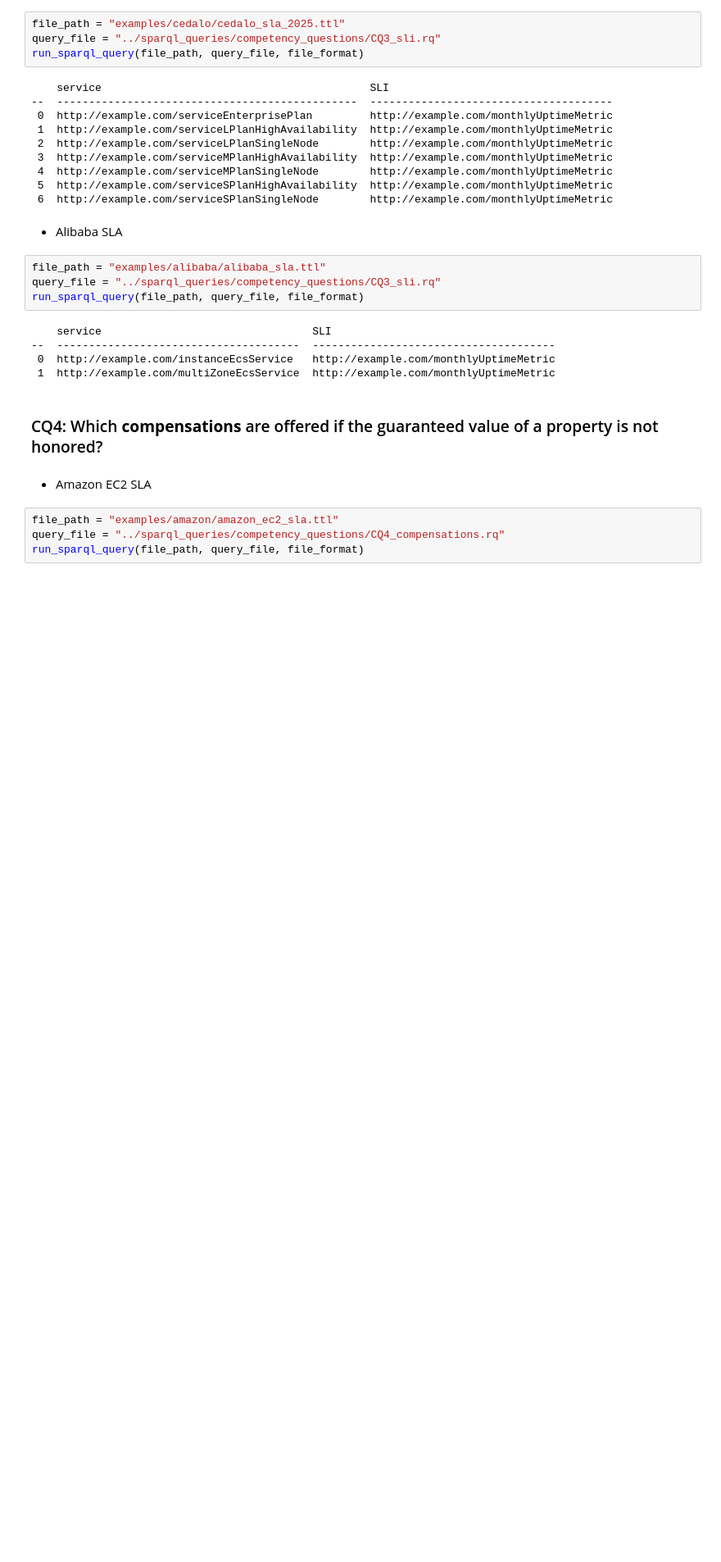
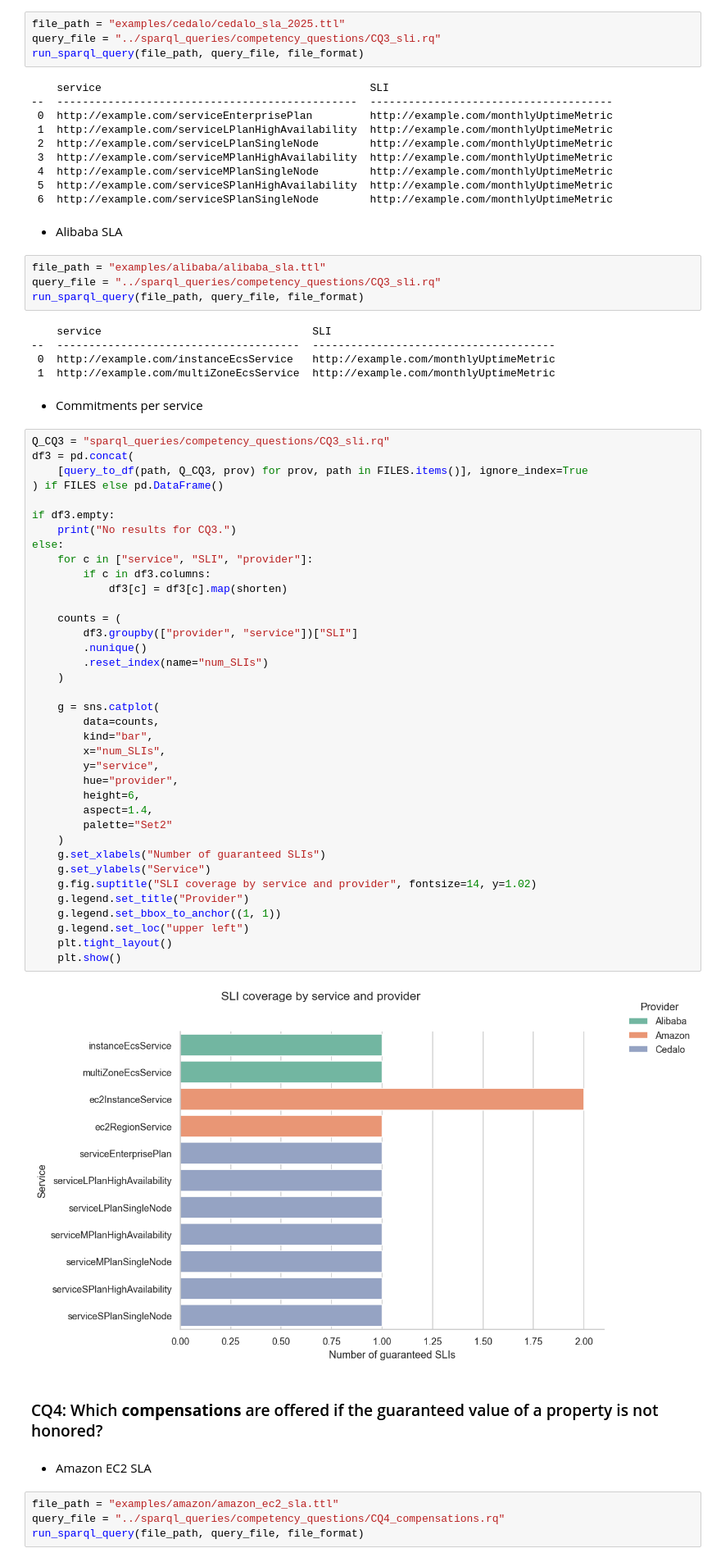
Before and after one commit to isa-group/tosla, a Jupyter notebook: bin/TOSLA_Analysis_of_Customer_Agreements.ipynb, the cells around one changed output. Shown: that part at 82% size. Saved outputs shown, nothing was run; the diff lists cells and outputs as text; blank space fills up the shorter version.

```diff
--- a/bin/TOSLA_Analysis_of_Customer_Agreements.ipynb
+++ b/bin/TOSLA_Analysis_of_Customer_Agreements.ipynb
@@ -288,6 +416,47 @@ run_sparql_query(file_path, query_file, file_format)
 --  --------------------------------------  --------------------------------------
  0  http://example.com/instanceEcsService   http://example.com/monthlyUptimeMetric
  1  http://example.com/multiZoneEcsService  http://example.com/monthlyUptimeMetric
+# %% [markdown]
+- Commitments per service
+# %%
+Q_CQ3 = "sparql_queries/competency_questions/CQ3_sli.rq"
+df3 = pd.concat(
+    [query_to_df(path, Q_CQ3, prov) for prov, path in FILES.items()], ignore_index=True
+) if FILES else pd.DataFrame()
+
+if df3.empty:
+    print("No results for CQ3.")
+else:
+    for c in ["service", "SLI", "provider"]:
+        if c in df3.columns:
+            df3[c] = df3[c].map(shorten)
+
+    counts = (
+        df3.groupby(["provider", "service"])["SLI"]
+        .nunique()
+        .reset_index(name="num_SLIs")
+    )
+
+    g = sns.catplot(
+        data=counts,
+        kind="bar",
+        x="num_SLIs",
+        y="service",
+        hue="provider",
+        height=6,
+        aspect=1.4,
+        palette="Set2"
+    )
+    g.set_xlabels("Number of guaranteed SLIs")
+    g.set_ylabels("Service")
+    g.fig.suptitle("SLI coverage by service and provider", fontsize=14, y=1.02)
+    g.legend.set_title("Provider")
+    g.legend.set_bbox_to_anchor((1, 1))
+    g.legend.set_loc("upper left")
+    plt.tight_layout()
+    plt.show()
+# %% [output]
+[figure, added]
 # %% [markdown]
 ### CQ4: Which **compensations** are offered if the guaranteed value of a property is not honored?
 # %% [markdown]
```
Also changed, not shown: parts of 30 cells of this notebook, 4 other files.
